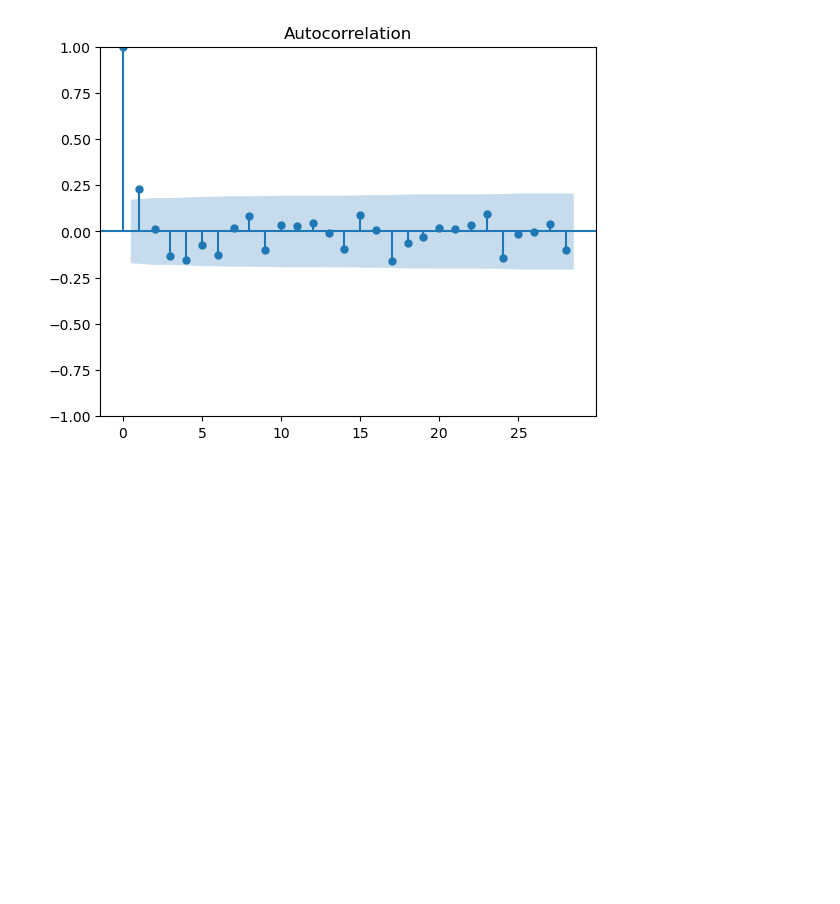
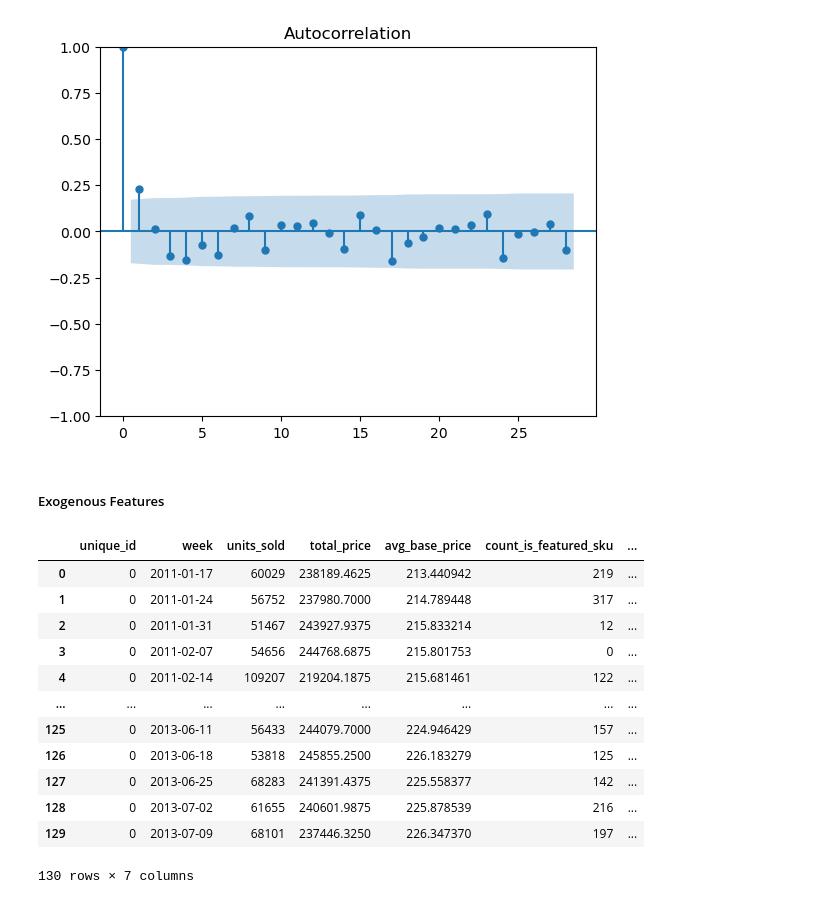
Before and after one commit to slouie88/Demand-Forecasting, a Jupyter notebook: 2-Train/1-train-total-sales.ipynb, the cells around one changed output. Saved outputs shown, nothing was run; the diff lists cells and outputs as text; code cells hidden in the pictures; blank space fills up the shorter version.

```diff
--- a/2-Train/1-train-total-sales.ipynb
+++ b/2-Train/1-train-total-sales.ipynb
@@ -148,3 +154,38 @@ plot_acf(train_total_sales, lags=28)
 plt.show()
 # %% [output]
 [figure]
+# %% [markdown]
+##### Exogenous Features
+# %%
+def create_exogenous_features():
+    total_prices = []
+    avg_base_prices = []
+    counts_is_featured_sku = []
+    counts_is_display_sku = []
+
+    weeks = train_total_sales_df["week"].unique()
+    for week in weeks:
+        temp = train_df[train_df["week"] == week]
+        total_prices.append(temp["total_price"].sum())
+        avg_base_prices.append(temp["base_price"].mean())
+        counts_is_featured_sku.append(temp["is_featured_sku"].sum())
+        counts_is_display_sku.append(temp["is_display_sku"].sum())
+
+    return total_prices, avg_base_prices, counts_is_featured_sku, counts_is_display_sku
+
+train_total_sales_df["total_price"], train_total_sales_df["avg_base_price"], train_total_sales_df["count_is_featured_sku"], train_total_sales_df["count_is_display_sku"] = create_exogenous_features()
+train_total_sales_df
+# %% [output]
+|  | unique_id | week | units_sold | total_price | avg_base_price | count_is_featured_sku | ... |
+| 0 | 0 | 2011-01-17 | 60029 | 238189.4625 | 213.440942 | 219 | ... |
+| 1 | 0 | 2011-01-24 | 56752 | 237980.7000 | 214.789448 | 317 | ... |
+| 2 | 0 | 2011-01-31 | 51467 | 243927.9375 | 215.833214 | 12 | ... |
+| 3 | 0 | 2011-02-07 | 54656 | 244768.6875 | 215.801753 | 0 | ... |
+| 4 | 0 | 2011-02-14 | 109207 | 219204.1875 | 215.681461 | 122 | ... |
+| ... | ... | ... | ... | ... | ... | ... | ... |
+| 125 | 0 | 2013-06-11 | 56433 | 244079.7000 | 224.946429 | 157 | ... |
+| 126 | 0 | 2013-06-18 | 53818 | 245855.2500 | 226.183279 | 125 | ... |
+| 127 | 0 | 2013-06-25 | 68283 | 241391.4375 | 225.558377 | 142 | ... |
+| 128 | 0 | 2013-07-02 | 61655 | 240601.9875 | 225.878539 | 216 | ... |
+| 129 | 0 | 2013-07-09 | 68101 | 237446.3250 | 226.347370 | 197 | ... |
+130 rows × 7 columns
```
Also changed, not shown: parts of 8 cells of this notebook.
